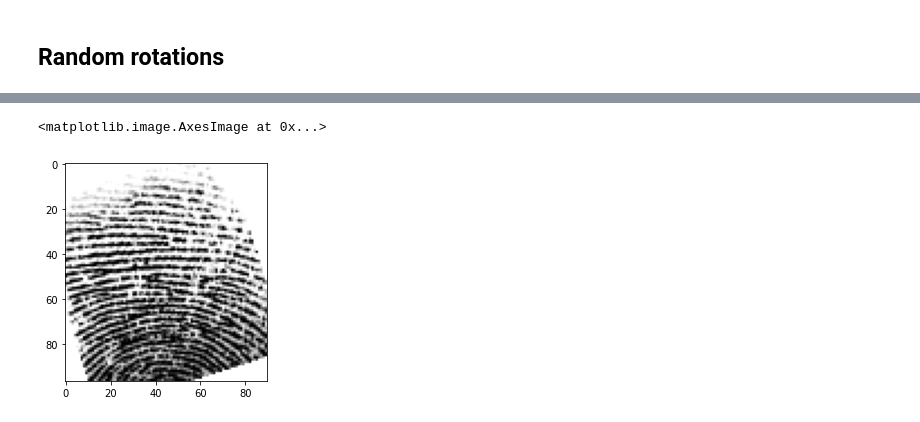
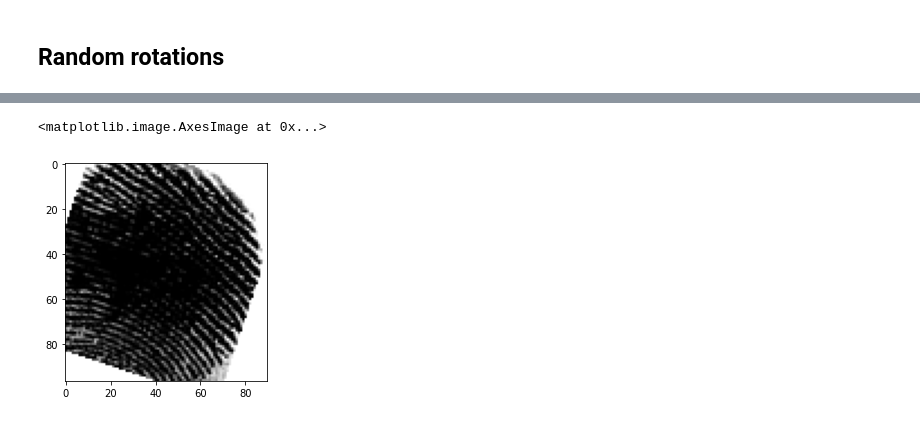
Before and after one commit to hannaisr/KEX2021, a Jupyter notebook: image_rotation.ipynb, the cells around one changed output, grey strips where cells are left out. Cells and saved outputs as stored; diff of their text form; code cells hidden in the pictures.

```diff
--- a/image_rotation.ipynb
+++ b/image_rotation.ipynb
@@ -20,7 +20,7 @@ df = pd.read_pickle(FROM_FILE) # Change to correct name of pickle file with imag
 ## Random rotations
 # %%
 # Constants
-N_ROTATIONS = 30 # Number of rotations per image
+N_ROTATIONS = 1000 # Number of rotations per image
 # %%
 df = df[df["Hand"]==1] # To only use one hand
 df = df[df["Finger"]==0] # To only use one finger
@@ -56,7 +56,7 @@ def rotate_image(img):
     # Constants
     shift0 = int(rnd.gauss(0,5)) # The choice of random function should perhaps be reconsidered
     shift1 = int(rnd.gauss(0,5))
-    deg = rnd.gauss(0,45) # Uncomment for gaussian distribution
+    deg = rnd.gauss(0,30) # Uncomment for gaussian distribution
     # deg = rnd.uniform(0,360) # Uncomment for uniform distribution
     # Necessary modification
     img = np.reshape(img, (IMG_SIZE0,IMG_SIZE1)) # If the input array is flattened
@@ -79,7 +79,7 @@ for i in range(len(df)):
 # Store as DataFrame
 new_df = pd.DataFrame(rot_images, columns=["Image","Identity","Gender","Hand","Finger"])
 # %%
-plt.imshow(np.reshape(list(new_df["Image"][30]), (IMG_SIZE0,IMG_SIZE1)), cmap="gray")
+plt.imshow(np.reshape(list(new_df["Image"][0]), (IMG_SIZE0,IMG_SIZE1)), cmap="gray")
 # %% [output]
 <matplotlib.image.AxesImage at 0x...>
-[figure, old version]
+[figure, new version]
```
Also changed, not shown: parts of 4 cells of this notebook.
